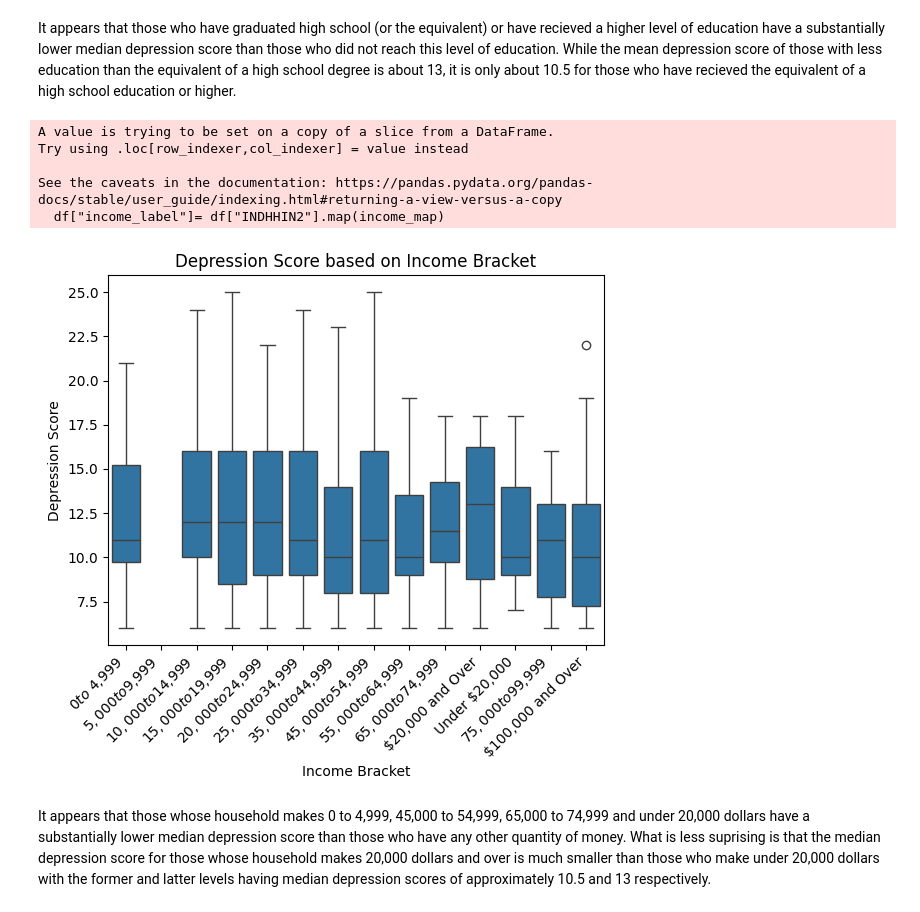
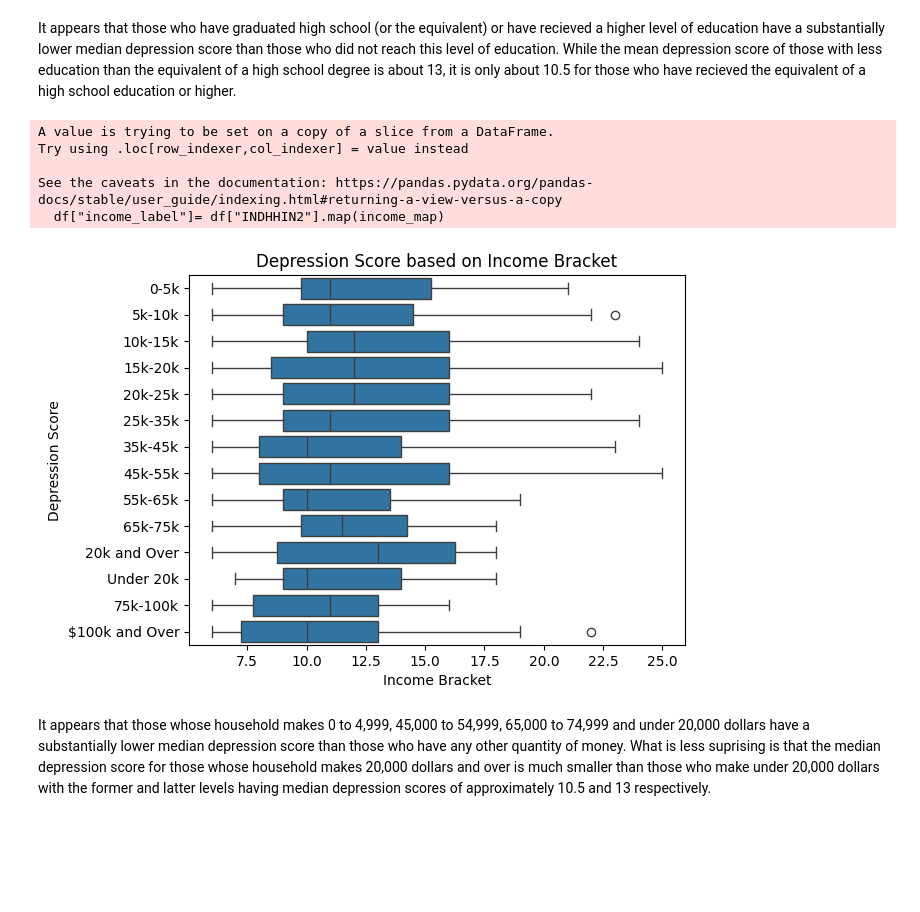
Before and after one commit to aidenjbrown/Intermediate_Data_Science_CS_28, a Jupyter notebook: scripts/EDA.ipynb, the cells around one changed output. Cells and saved outputs as stored; diff of their text form; code cells hidden in the pictures; blank space fills up the shorter version.

```diff
--- a/scripts/EDA.ipynb
+++ b/scripts/EDA.ipynb
@@ -44,4 +44,7 @@ demographics.to_csv('/content/drive/MyDrive/DataScienceXPTFiles/Demographics.csv
 
 sleep = pd.read_sas('/content/drive/MyDrive/DataScienceXPTFiles/SLQ_J.xpt')
 sleep.to_csv('/content/drive/MyDrive/DataScienceXPTFiles/Sleep.csv', index=False)
+
+occupation = pd.read_sas('/content/drive/MyDrive/DataScienceXPTFiles/OCQ_J.xpt')
+occupation.to_csv('/content/drive/MyDrive/DataScienceXPTFiles/Occupation.csv', index=False)
 # %% [output]
@@ -49,11 +52,13 @@ Drive already mounted at /content/drive; to attempt to forcibly remount, call dr
 # %%
-# Now we will merge all of the data based on the SEQN number. Using inner merge to make sure the SEQN exists in both datasets.
+# Now we will merge all of the data based on the SEQN number. We are using inner merge to make sure the SEQN exists in both datasets.
 
 merge1 = pd.merge(depression, income, on='SEQN', how = "inner")
 print(merge1.shape)
 merge2 = pd.merge(merge1, demographics, on='SEQN', how = "inner")
 print(merge2.shape)
-df = pd.merge(merge2, sleep, on='SEQN', how = "inner")
+merge3 = pd.merge(merge2, occupation, on='SEQN', how = "inner")
+print(merge3.shape)
+df = pd.merge(merge3, sleep, on='SEQN', how = "inner")
 print(df.shape)
 df
 
@@ -150,7 +156,7 @@ df
 # %%
 # Now it is time to drop all of the variables we don't need
 
-columns_we_want = ["SEQN", "DPQ010", "DPQ020", "DPQ030", "DPQ040", "DPQ050", "DPQ060", "DPQ070", "DPQ080", "DPQ090", "SLD012", "SLD013", "RIAGENDR", "RIDRETH3", "INDHHIN2", "INDFMPIR", "DMDEDUC2", "DMDEDUC3", "depression_score"]
+columns_we_want = ["SEQN", "DPQ010", "DPQ020", "DPQ030", "DPQ040", "DPQ050", "DPQ060", "DPQ070", "DPQ080", "DPQ090", "SLD012", "SLD013", "RIAGENDR", "RIDRETH3", "INDHHIN2", "INDFMPIR", "DMDEDUC2", "DMDEDUC3", "OCQ180", "depression_score"]
 df = df[columns_we_want]
 df
 # %% [output]
@@ -251,64 +257,63 @@ It appears that those who have graduated high school (or the equivalent) or have
 # %%
 # Now we want to work on comparing participants' income level to to their depression score, so lets map the actual categorical variables onto the encoded variables for income.
 
 income_map = {
-            1: "$ 0 to $ 4,999",
-            2: "$ 5,000 to $ 9,999",
-            3: "$10,000 to $14,999",
-            4: "$15,000 to $19,999",
-            5: "$20,000 to $24,999",
-            6: "$25,000 to $34,999",
-            7: "$35,000 to $44,999",
-            8: "$45,000 to $54,999",
-            9: "$55,000 to $64,999",
-            10: "$65,000 to $74,999",
-            12: "$20,000 and Over",
-            13: "Under $20,000",
-            14: "$75,000 to $99,999",
-            15: "$100,000 and Over"
+            1: "0-5k",
+            2: "5k-10k",
+            3: "10k-15k",
+            4: "15k-20k",
+            5: "20k-25k",
+            6: "25k-35k",
+            7: "35k-45k",
+            8: "45k-55k",
+            9: "55k-65k",
+            10: "65k-75k",
+            12: "20k and Over",
+            13: "Under 20k",
+            14: "75k-100k",
+            15: "$100k and Over"
             }
 df["income_label"]= df["INDHHIN2"].map(income_map)
 
 
 # Before we make the box plot, we have to put levels of income in the order the CDC put them in (more or less in the order of least to most inocome.)
 
 
 order = [
-    "$ 0 to $ 4,999",
-    "$5,000 to $9,999",
-    "$10,000 to $14,999",
-    "$15,000 to $19,999",
-    "$20,000 to $24,999",
-    "$25,000 to $34,999",
-    "$35,000 to $44,999",
-    "$45,000 to $54,999",
-    "$55,000 to $64,999",
-    "$65,000 to $74,999",
-    "$20,000 and Over",
-    "Under $20,000",
-    "$75,000 to $99,999",
-    "$100,000 and Over"
+          "0-5k",
+          "5k-10k",
+          "10k-15k",
+          "15k-20k",
+          "20k-25k",
+          "25k-35k",
+          "35k-45k",
+          "45k-55k",
+          "55k-65k",
+          "65k-75k",
+          "20k and Over",
+          "Under 20k",
+          "75k-100k",
+          "$100k and Over"
 ]
 
-# Making a box plot comparing depression score based on race.
+# Making a box plot comparing depression score based on race (but making it horizontal for readablility).
 
-sns.boxplot(x="income_label", y="depression_score", data=df, order = order)
+sns.boxplot(x="depression_score", y="income_label", data=df, order = order)
 
 plt.xlabel("Income Bracket")
 plt.ylabel("Depression Score")
 plt.title("Depression Score based on Income Bracket")
 
 
-plt.xticks(rotation = 45, ha = "right")
 plt.tight_layout
 plt.show()
 # %% [output]
 A value is trying to be set on a copy of a slice from a DataFrame.
 Try using .loc[row_indexer,col_indexer] = value instead
 
 See the caveats in the documentation: https://pandas.pydata.org/pandas-docs/stable/user_guide/indexing.html#returning-a-view-versus-a-copy
   df["income_label"]= df["INDHHIN2"].map(income_map)
-[figure, old version]
+[figure, new version]
 # %% [markdown]
 It appears that those whose household makes 0 to 4,999, 45,000 to 54,999, 65,000 to 74,999 and under 20,000 dollars have a substantially lower median depression score than those who have any other quantity of money. What is less suprising is that the median depression score for those whose household makes 20,000 dollars and over is much smaller than those who make under 20,000 dollars with the former and latter levels having median depression scores of approximately 10.5 and 13 respectively.
 # %%
```
Also changed, not shown: parts of 10 cells of this notebook.
